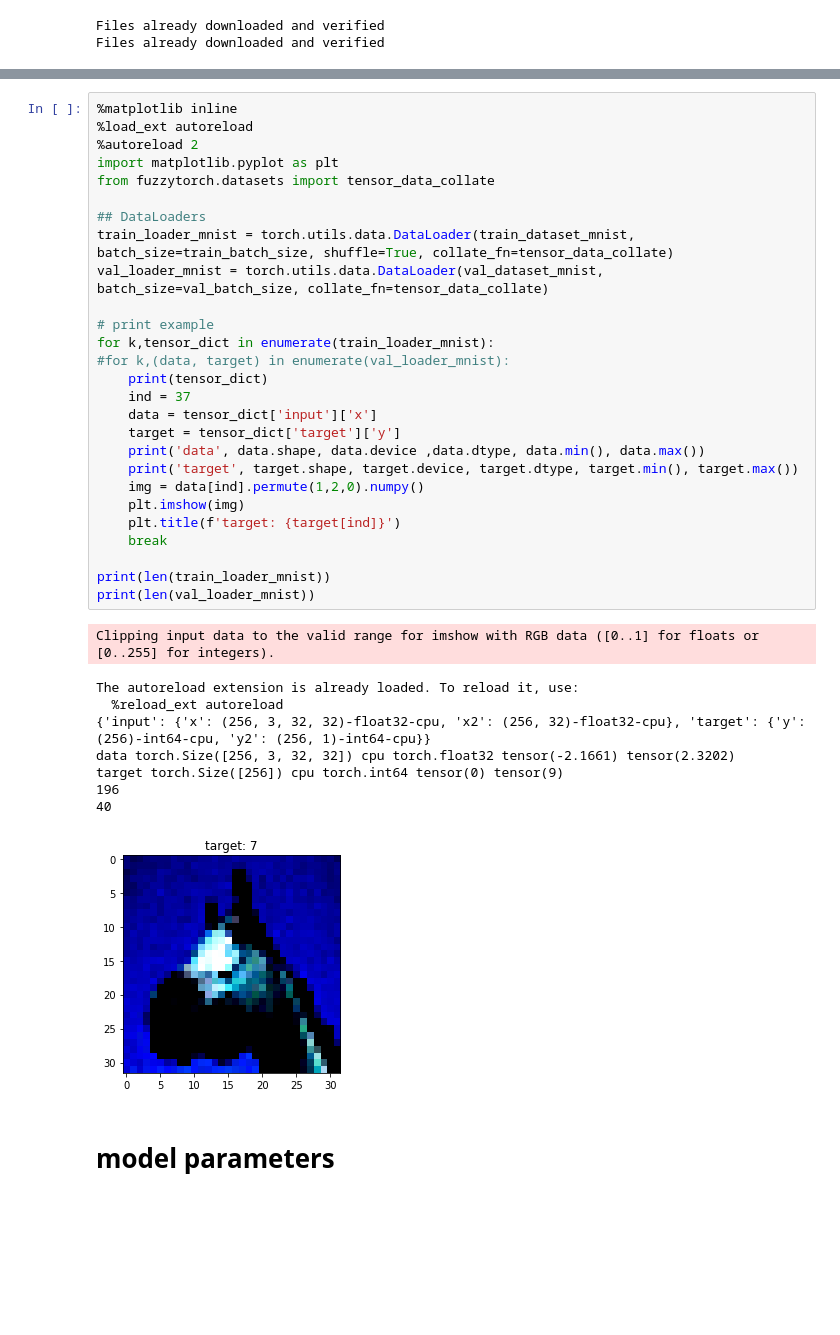
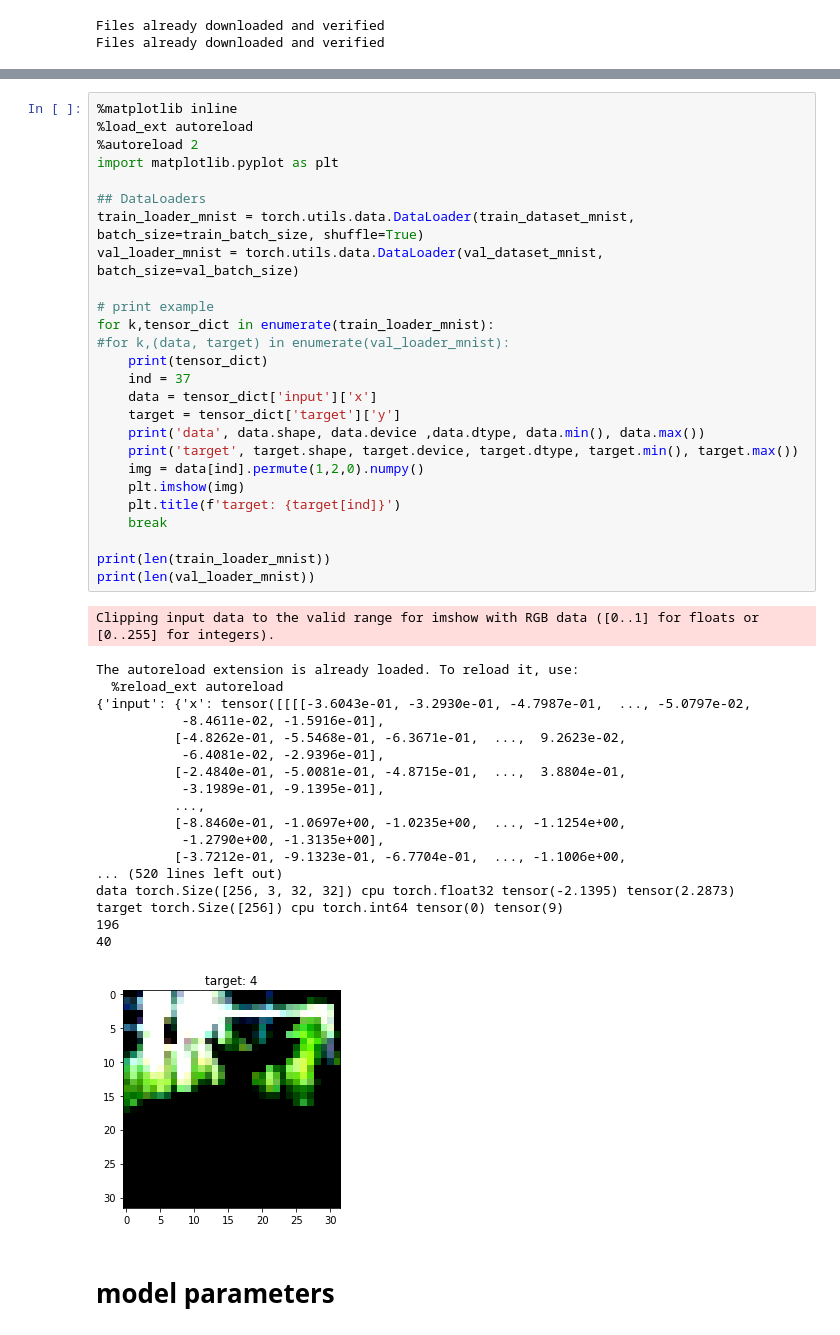
Before and after one commit to oscarpimentel/fuzzy-torch, a Jupyter notebook: experiments/CIFAR10.ipynb, the cells around one changed output, grey strips where cells are left out. Drawn from its saved outputs; the diff is of its cells as text; blank space fills up the shorter version.

```diff
--- a/experiments/CIFAR10.ipynb
+++ b/experiments/CIFAR10.ipynb
@@ -50,39 +63,48 @@ x: torch.Size([10000, 3, 32, 32]) - x.max: 1.0 - y: torch.Size([10000]) - y.max:
 %matplotlib inline
 %load_ext autoreload
 %autoreload 2
 import matplotlib.pyplot as plt
-from fuzzytorch.datasets import tensor_data_collate
 
 ## DataLoaders
-train_loader_mnist = torch.utils.data.DataLoader(train_dataset_mnist, batch_size=train_batch_size, shuffle=True, collate_fn=tensor_data_collate)
-val_loader_mnist = torch.utils.data.DataLoader(val_dataset_mnist, batch_size=val_batch_size, collate_fn=tensor_data_collate)
+train_loader_mnist = torch.utils.data.DataLoader(train_dataset_mnist, batch_size=train_batch_size, shuffle=True)
+val_loader_mnist = torch.utils.data.DataLoader(val_dataset_mnist, batch_size=val_batch_size)
 
 # print example
 for k,tensor_dict in enumerate(train_loader_mnist):
 #for k,(data, target) in enumerate(val_loader_mnist):
     print(tensor_dict)
     ind = 37
     data = tensor_dict['input']['x']
     target = tensor_dict['target']['y']
     print('data', data.shape, data.device ,data.dtype, data.min(), data.max())
     print('target', target.shape, target.device, target.dtype, target.min(), target.max())
     img = data[ind].permute(1,2,0).numpy()
     plt.imshow(img)
     plt.title(f'target: {target[ind]}')
     break
 
 print(len(train_loader_mnist))
 print(len(val_loader_mnist))
 # %% [output]
 Clipping input data to the valid range for imshow with RGB data ([0..1] for floats or [0..255] for integers).
 The autoreload extension is already loaded. To reload it, use:
   %reload_ext autoreload
-{'input': {'x': (256, 3, 32, 32)-float32-cpu, 'x2': (256, 32)-float32-cpu}, 'target': {'y': (256)-int64-cpu, 'y2': (256, 1)-int64-cpu}}
-data torch.Size([256, 3, 32, 32]) cpu torch.float32 tensor(-2.1661) tensor(2.3202)
+{'input': {'x': tensor([[[[-3.6043e-01, -3.2930e-01, -4.7987e-01,  ..., -5.0797e-02,
+           -8.4611e-02, -1.5916e-01],
+          [-4.8262e-01, -5.5468e-01, -6.3671e-01,  ...,  9.2623e-02,
+           -6.4081e-02, -2.9396e-01],
+          [-2.4840e-01, -5.0081e-01, -4.8715e-01,  ...,  3.8804e-01,
+           -3.1989e-01, -9.1395e-01],
+          ...,
+          [-8.8460e-01, -1.0697e+00, -1.0235e+00,  ..., -1.1254e+00,
+           -1.2790e+00, -1.3135e+00],
+          [-3.7212e-01, -9.1323e-01, -6.7704e-01,  ..., -1.1006e+00,
+... (520 lines left out)
+data torch.Size([256, 3, 32, 32]) cpu torch.float32 tensor(-2.1395) tensor(2.2873)
 target torch.Size([256]) cpu torch.int64 tensor(0) tensor(9)
 196
 40
-[figure, old version]
+[figure, new version]
 # %% [markdown]
 # model parameters
 # %%
```
Also changed, not shown: parts of 2 cells of this notebook, 10 other files.
